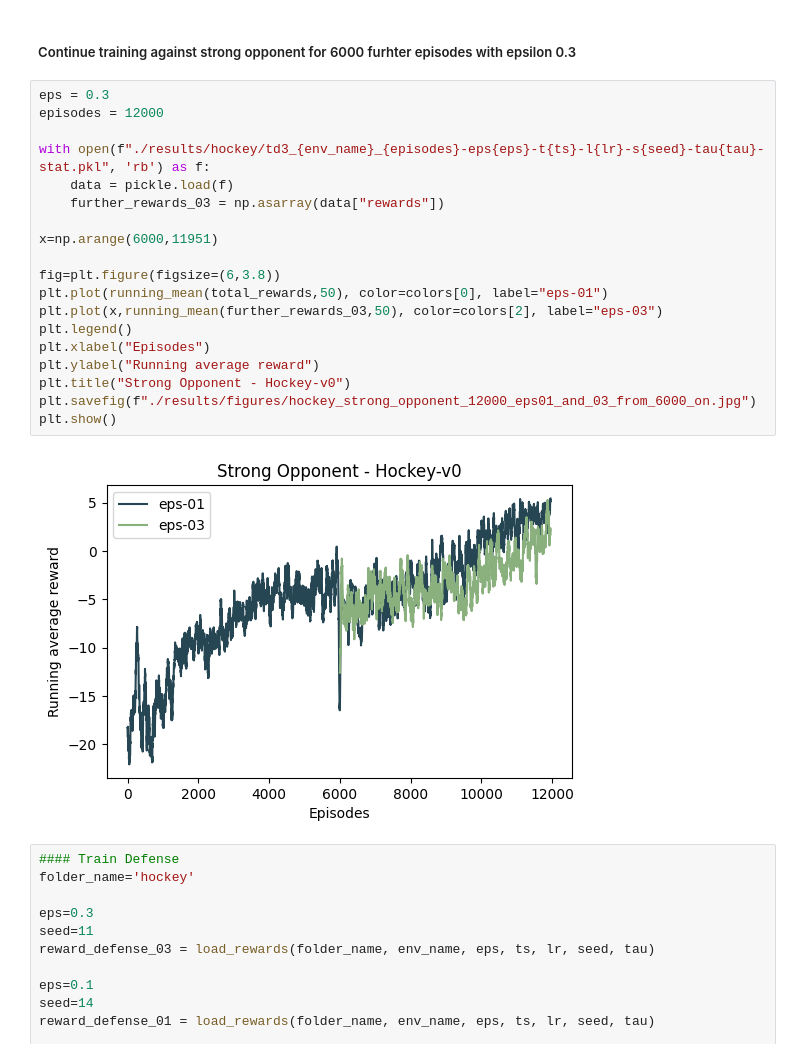
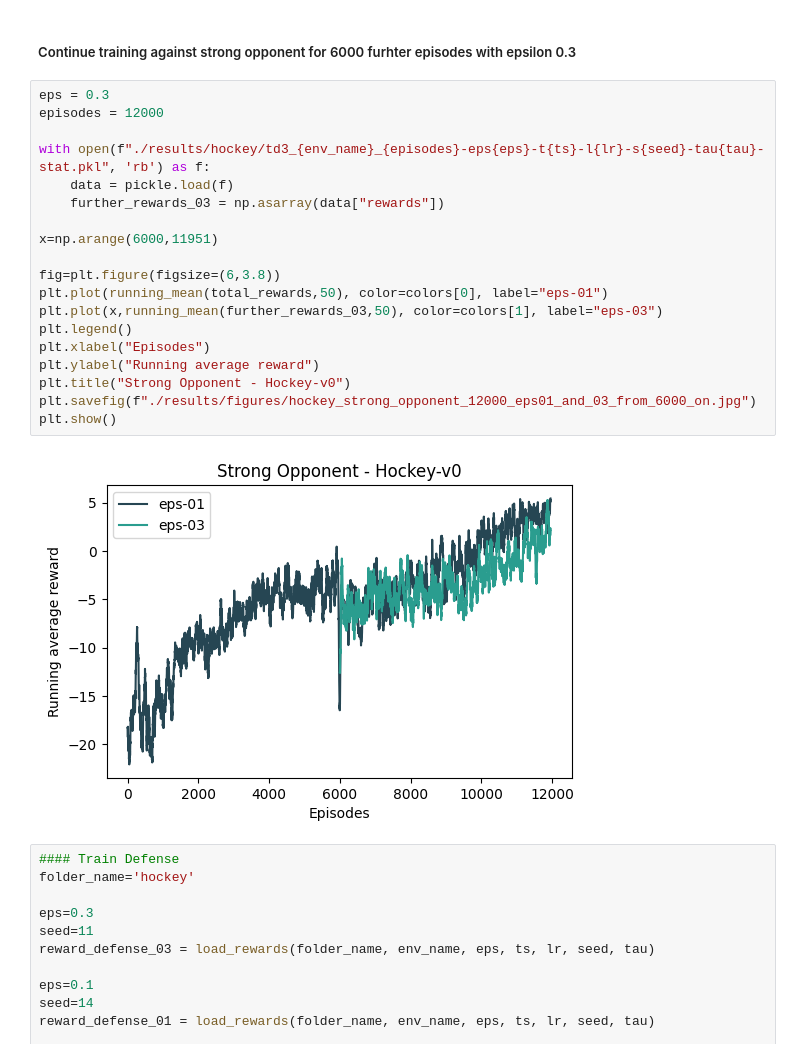
Before and after one commit to mdeppner/electric_dream_machine, a Jupyter notebook: TD3/TD3 project evaluation.ipynb, the cells around one changed output. Drawn from its saved outputs; the diff is of its cells as text.

Commit message:
add figures and minor adjustments in notebook

```diff
--- a/TD3/TD3 project evaluation.ipynb
+++ b/TD3/TD3 project evaluation.ipynb
@@ -285,24 +285,24 @@ plt.show()
 # %%
 eps = 0.3
 episodes = 12000
 
 with open(f"./results/hockey/td3_{env_name}_{episodes}-eps{eps}-t{ts}-l{lr}-s{seed}-tau{tau}-stat.pkl", 'rb') as f:
     data = pickle.load(f)
     further_rewards_03 = np.asarray(data["rewards"])
 
 x=np.arange(6000,11951)
 
 fig=plt.figure(figsize=(6,3.8))
 plt.plot(running_mean(total_rewards,50), color=colors[0], label="eps-01")
-plt.plot(x,running_mean(further_rewards_03,50), color=colors[2], label="eps-03")
+plt.plot(x,running_mean(further_rewards_03,50), color=colors[1], label="eps-03")
 plt.legend()
 plt.xlabel("Episodes")
 plt.ylabel("Running average reward")
 plt.title("Strong Opponent - Hockey-v0")
 plt.savefig(f"./results/figures/hockey_strong_opponent_12000_eps01_and_03_from_6000_on.jpg")
 plt.show()
 # %% [output]
-[figure, old version]
+[figure, new version]
 # %%
 #### Train Defense
 folder_name='hockey'
```
Also changed, not shown: parts of 6 cells of this notebook, 4 other files.
